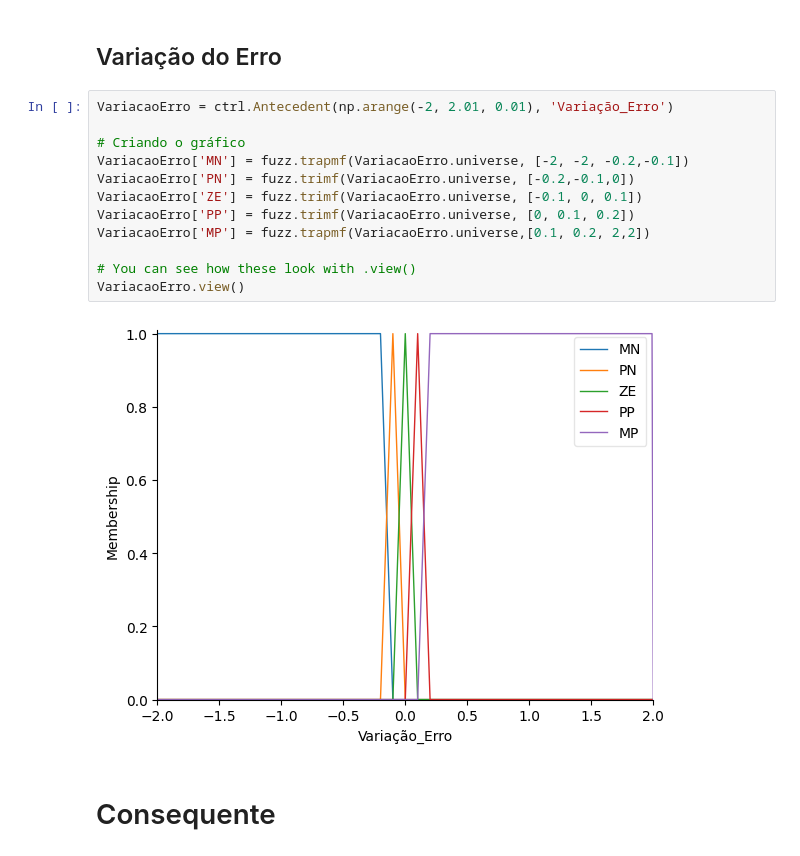
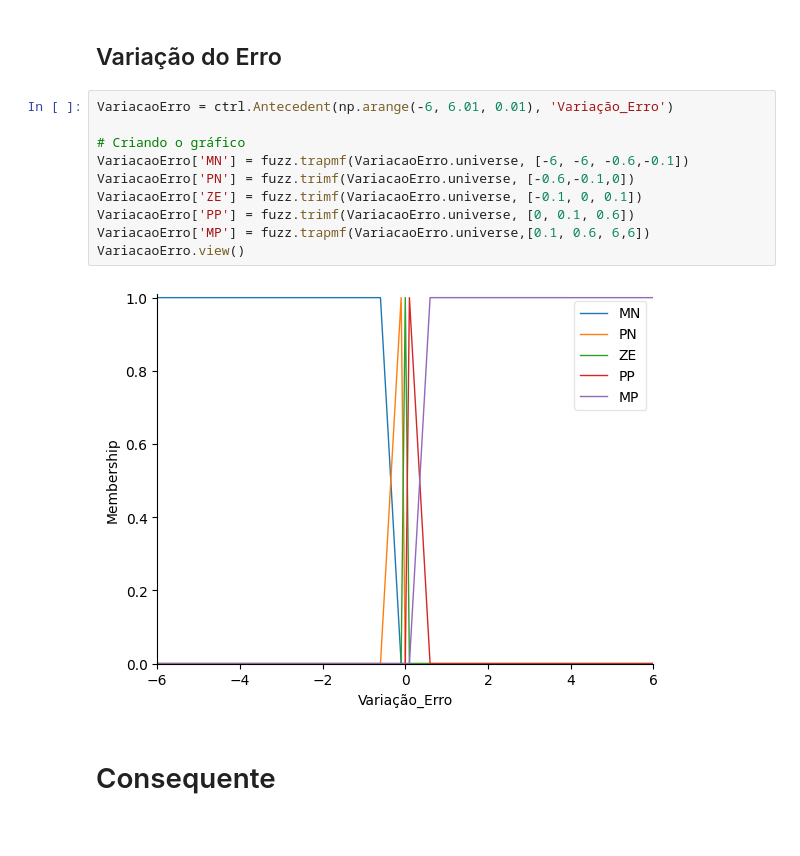
Before and after one commit to leticiamoreiram/C213, a Jupyter notebook: Code/CodigoFinal.ipynb, the cells around one changed output. Drawn from its saved outputs; the diff is of its cells as text.

Commit message:
Ajustando Variação do Erro

```diff
--- a/Code/CodigoFinal.ipynb
+++ b/Code/CodigoFinal.ipynb
@@ -56,19 +51,17 @@ Erro.view()
 # %% [markdown]
 ## Variação do Erro
 # %%
-VariacaoErro = ctrl.Antecedent(np.arange(-2, 2.01, 0.01), 'Variação_Erro')
+VariacaoErro = ctrl.Antecedent(np.arange(-6, 6.01, 0.01), 'Variação_Erro')
 
 # Criando o gráfico
-VariacaoErro['MN'] = fuzz.trapmf(VariacaoErro.universe, [-2, -2, -0.2,-0.1])
-VariacaoErro['PN'] = fuzz.trimf(VariacaoErro.universe, [-0.2,-0.1,0])
+VariacaoErro['MN'] = fuzz.trapmf(VariacaoErro.universe, [-6, -6, -0.6,-0.1])
+VariacaoErro['PN'] = fuzz.trimf(VariacaoErro.universe, [-0.6,-0.1,0])
 VariacaoErro['ZE'] = fuzz.trimf(VariacaoErro.universe, [-0.1, 0, 0.1])
-VariacaoErro['PP'] = fuzz.trimf(VariacaoErro.universe, [0, 0.1, 0.2])
-VariacaoErro['MP'] = fuzz.trapmf(VariacaoErro.universe,[0.1, 0.2, 2,2])
-
-# You can see how these look with .view()
+VariacaoErro['PP'] = fuzz.trimf(VariacaoErro.universe, [0, 0.1, 0.6])
+VariacaoErro['MP'] = fuzz.trapmf(VariacaoErro.universe,[0.1, 0.6, 6,6])
 VariacaoErro.view()
 # %% [output]
-[figure, old version]
+[figure, new version]
 # %% [markdown]
 # Consequente
 # %%
```
Also changed, not shown: parts of 7 cells of this notebook.
